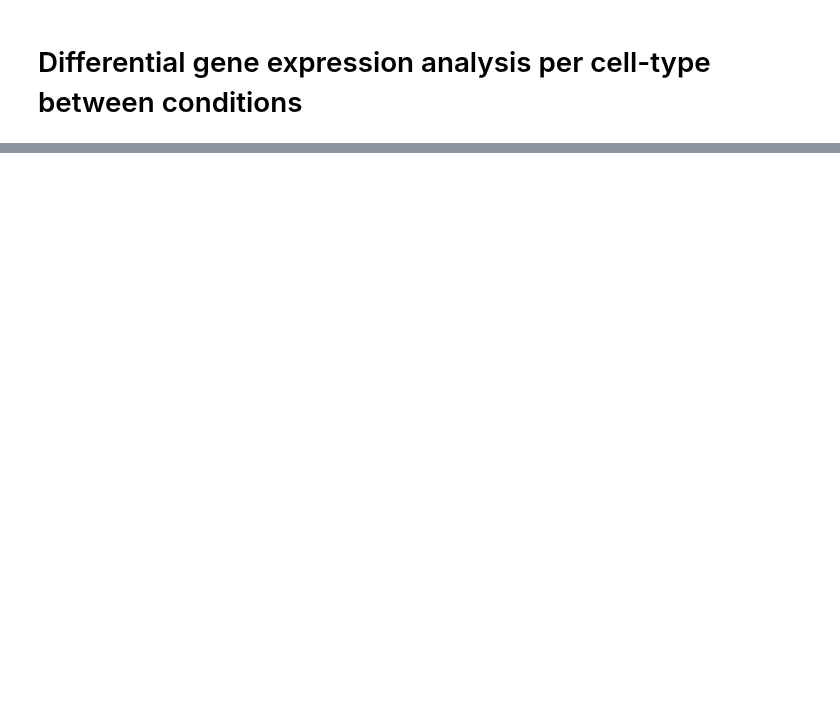
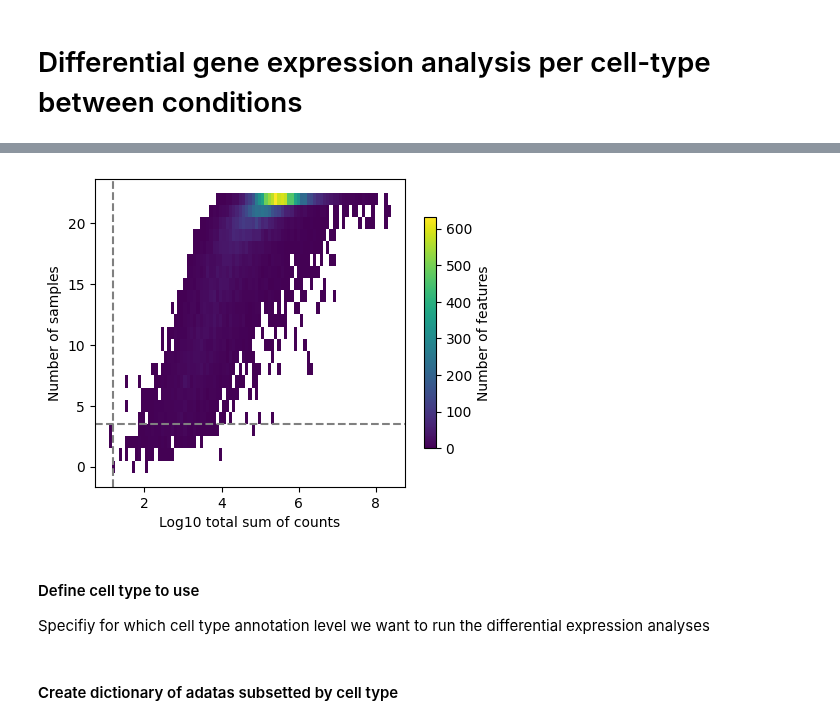
Before and after one commit to icbi-lab/atlas_protocol, a Jupyter notebook: docs/notebooks/06_differential_expression.ipynb, the cells around one changed output, grey strips where cells are left out. Drawn from its saved outputs; the diff is of its cells as text; code cells hidden in the pictures; blank space fills up the shorter version.

```diff
--- a/docs/notebooks/06_differential_expression.ipynb
+++ b/docs/notebooks/06_differential_expression.ipynb
@@ -26 +86,9 @@ adata = sc.read_h5ad(input_adata)
+# %%
+dc.plot_filter_by_expr(pdata, group='condition', min_count=10,min_total_count=15)
+# %% [output]
+[figure, added]
+# %% [markdown]
+#### Define cell type to use
+
+Specifiy for which cell type annotation level we want to run the differential expression analyses
 # %%
@@ -29,4 +95,6 @@ adata = adata[adata.obs["condition"].isin(["LUAD", "LUSC"])]
 cell_type = list(adata.obs["cell_type_coarse"].unique())
+# %% [markdown]
+#### Create dictionary of adatas subsetted by cell type
 # %%
 adata_dict = {}
 for name in cell_type:
```
Also changed, not shown: parts of 27 cells of this notebook, 1 other file.
